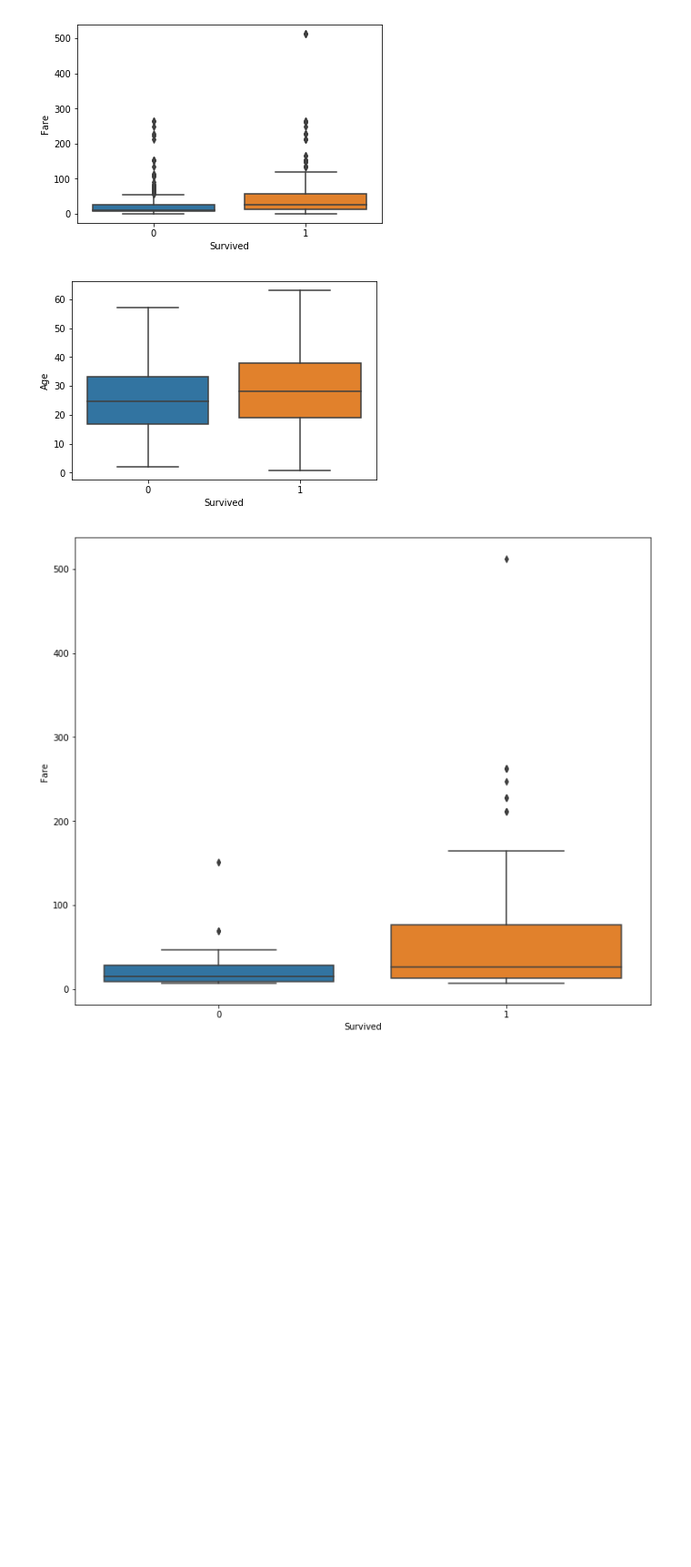
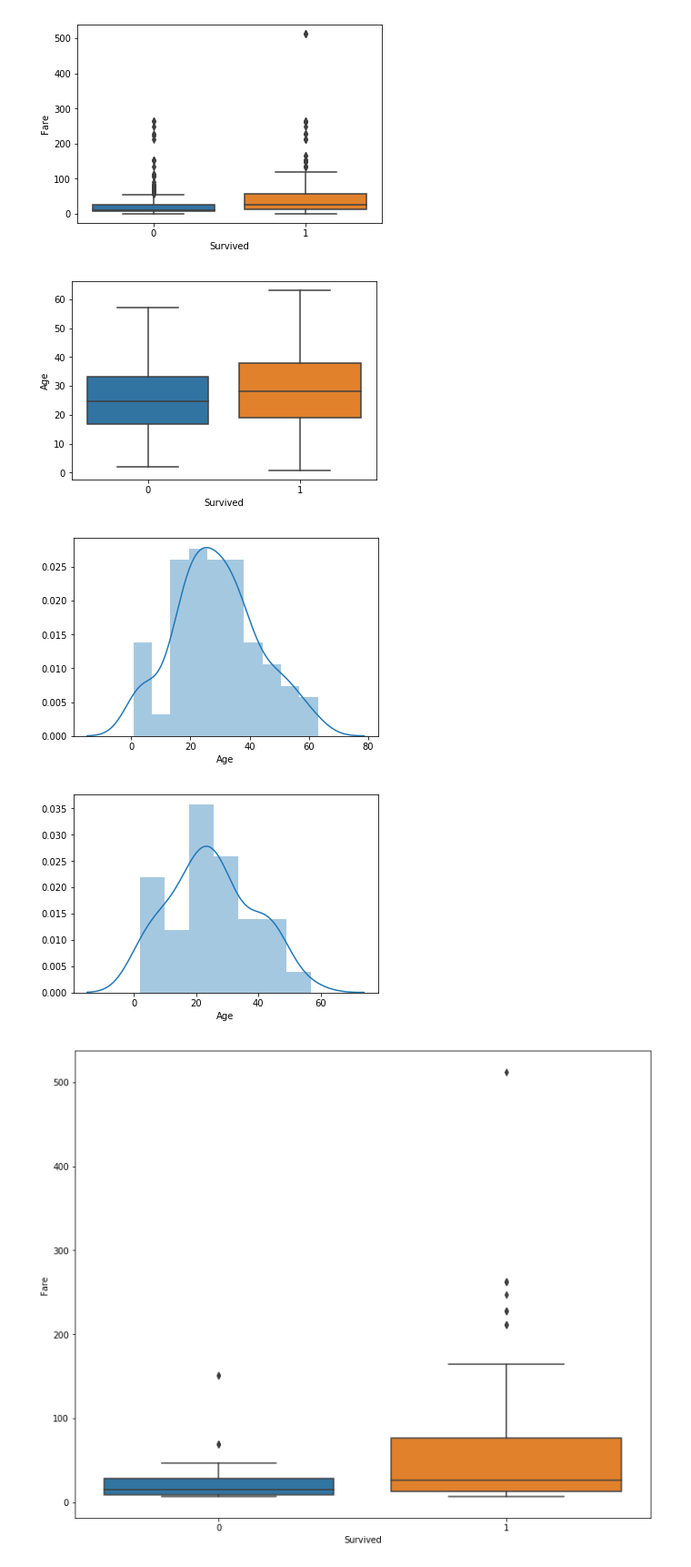
Before and after one commit to rushi0109/Titanic, a Jupyter notebook: Titanic.ipynb, the cells around one changed output. Shown: that part at 91% size. Saved outputs shown, nothing was run; the diff lists cells and outputs as text; code cells hidden in the pictures; blank space fills up the shorter version.

```diff
--- a/Titanic.ipynb
+++ b/Titanic.ipynb
@@ -196,8 +216,14 @@ female_data = titanic_data[titanic_data.Sex == 'female']
 # %%
 ax = sns.boxplot(x=female_data['Survived'],y=female_data['Age'])
 plt.show()
+ax1 = sns.distplot(female_data[female_data['Survived'] == 1][~female_data['Age'].isnull()]['Age'])
+plt.show()
+ax2 = sns.distplot(female_data[female_data['Survived'] == 0][~female_data['Age'].isnull()]['Age'])
+plt.show()
 # %% [output]
 [figure]
+[figure, added]
+[figure, added]
 # %%
 plt.figure(figsize=[12,10])
 ax = sns.boxplot(x= female_data.Survived,y=female_data.Fare)
```
Also changed, not shown: parts of 20 cells of this notebook.
